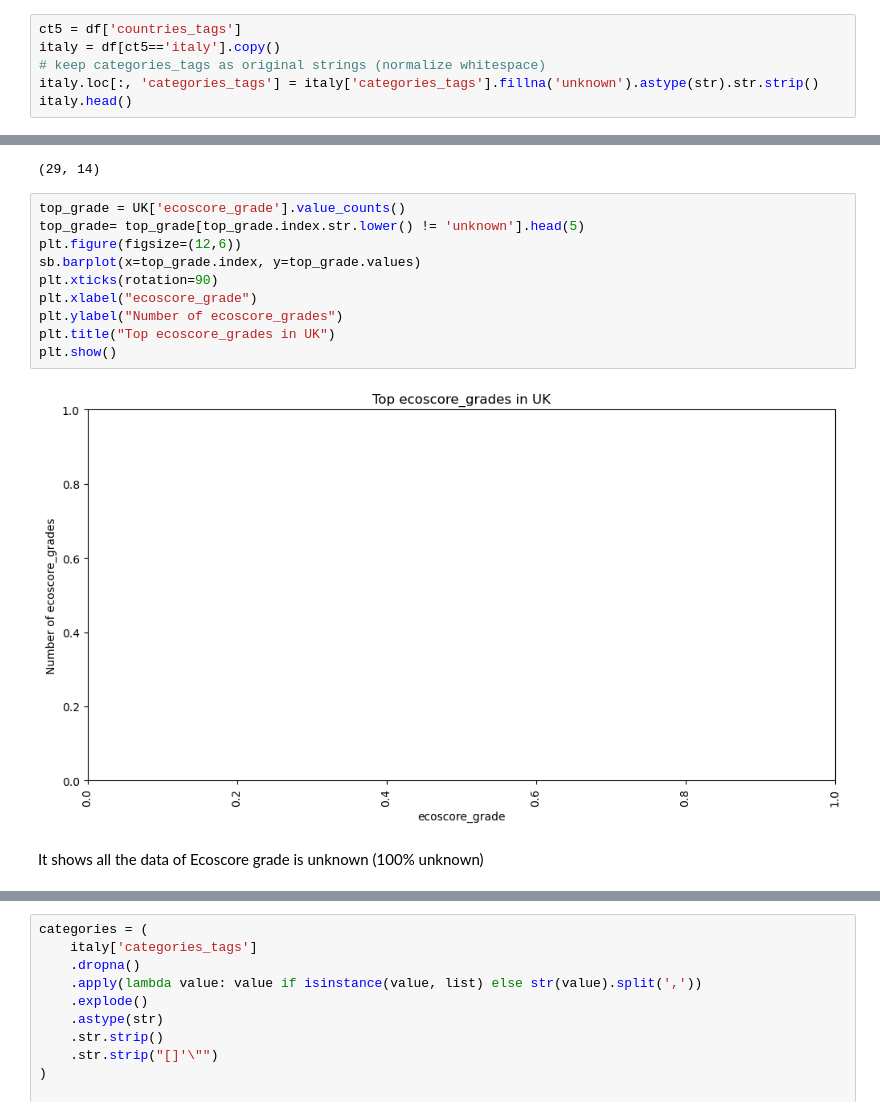
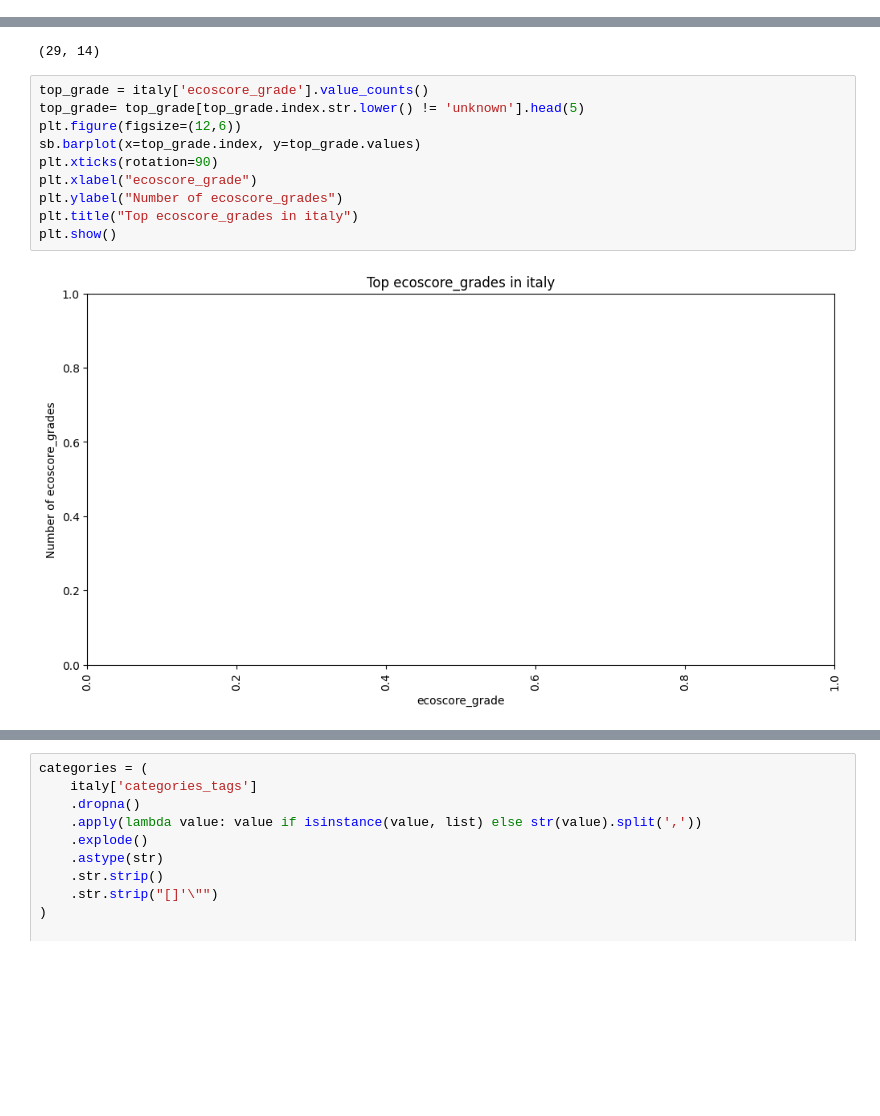
Before and after one commit to Codon-s/cpg-product-intelligence, a Jupyter notebook: SB_schweppes_analysis.ipynb, the cells around one changed output, grey strips where cells are left out. Saved outputs shown, nothing was run; the diff lists cells and outputs as text; blank space fills up the shorter version.

```diff
--- a/SB_schweppes_analysis.ipynb
+++ b/SB_schweppes_analysis.ipynb
@@ -2781,9 +1433,3 @@ italy
 | 1499 | 9010496000393 | Schweppes | unknown | unknown | italy | unknown | unknown | ... |
 | 1548 | 8014396004070 | Pompelno Schweppes | unknown | unknown | italy | plastic | unknown | ... |
 | 1573 | 8014396004179 | Schweppes zero agrum | unknown | unknown | italy | unknown | unknown | ... |
-# %%
-ct5 = df['countries_tags']
-italy = df[ct5=='italy'].copy()
-# keep categories_tags as original strings (normalize whitespace)
-italy.loc[:, 'categories_tags'] = italy['categories_tags'].fillna('unknown').astype(str).str.strip()
-italy.head()
@@ -2799,16 +1438,14 @@ italy.shape
 # %% [output]
 (29, 14)
 # %%
-top_grade = UK['ecoscore_grade'].value_counts()
+top_grade = italy['ecoscore_grade'].value_counts()
 top_grade= top_grade[top_grade.index.str.lower() != 'unknown'].head(5)
 plt.figure(figsize=(12,6))
 sb.barplot(x=top_grade.index, y=top_grade.values)
 plt.xticks(rotation=90)
 plt.xlabel("ecoscore_grade")
 plt.ylabel("Number of ecoscore_grades")
-plt.title("Top ecoscore_grades in UK")
+plt.title("Top ecoscore_grades in italy")
 plt.show()
 # %% [output]
-[figure, old version]
+[figure, new version]
-# %% [markdown]
-It shows all the data of Ecoscore grade is unknown (100% unknown)
```
Also changed, not shown: parts of 273 cells of this notebook.
